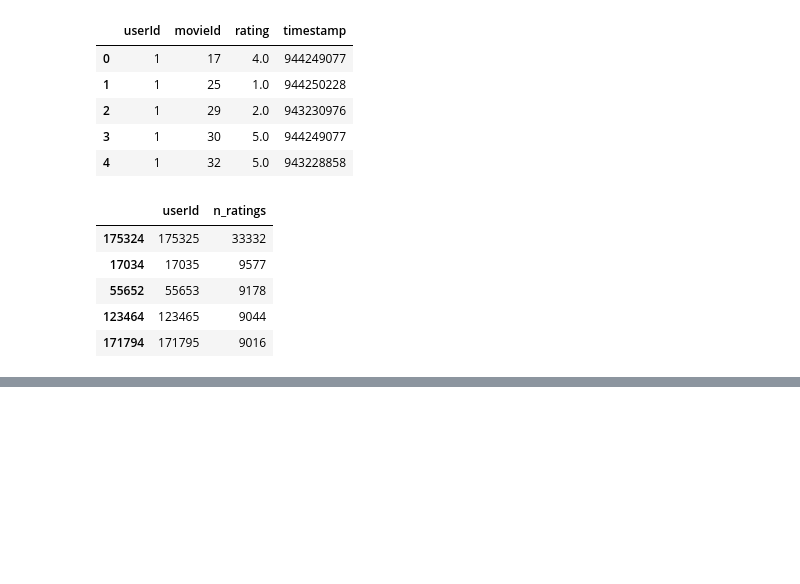
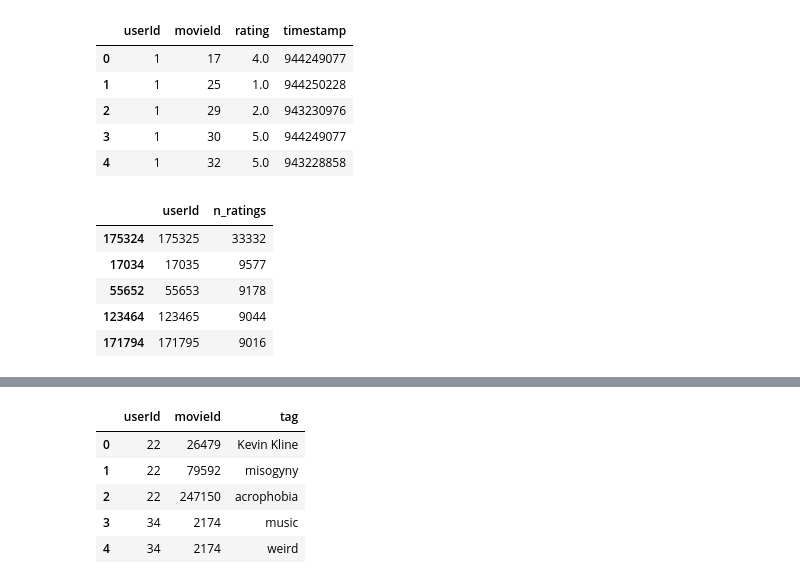
Before and after one commit to MahdiMashayekhi-AI/Machine-Learning-Projects, a Jupyter notebook: 04-recommendation-systems/Smart-Movie-Recommandation-on-MovieLens/Smart_Movie_Recommendation.ipynb, the cells around one changed output, grey strips where cells are left out. Cells and saved outputs as stored; diff of their text form; code cells hidden in the pictures; blank space fills up the shorter version.

```diff
--- a/04-recommendation-systems/Smart-Movie-Recommandation-on-MovieLens/Smart_Movie_Recommendation.ipynb
+++ b/04-recommendation-systems/Smart-Movie-Recommandation-on-MovieLens/Smart_Movie_Recommendation.ipynb
@@ -449,0 +480,28 @@ user_frequently.sort_values(by='n_ratings', ascending=False).head()
+# %%
+# Remove unnecessary columns
+
+ratings.drop(columns='timestamp', axis=1, inplace=True, errors='ignore')
+tags.drop(columns='timestamp', axis=1, inplace=True, errors='ignore')
+# %%
+# Define a function to optimize memory by downcasting the types of columns
+
+def optimize_dataframe(df):
+    for col in df.columns:
+        col_type = df[col].dtype
+
+        # Integer
+        if pd.api.types.is_integer_dtype(col_type):
+            df[col] = pd.to_numeric(df[col], downcast='integer')
+
+        # Float
+        elif pd.api.types.is_float_dtype(col_type):
+            df[col] = pd.to_numeric(df[col], downcast='float')
+
+        # Object
+        elif pd.api.types.is_object_dtype(col_type):
+            num_unique_values = len(df[col].unique())
+            num_total_values = len(df[col])
+
+            if num_unique_values / num_total_values < 0.5:
+                df[col] = df[col].astype('category')
+    return df
@@ -449,0 +578,9 @@ user_frequently.sort_values(by='n_ratings', ascending=False).head()
+# %%
+tags.head()
+# %% [output]
+|  | userId | movieId | tag |
+| 0 | 22 | 26479 | Kevin Kline |
+| 1 | 22 | 79592 | misogyny |
+| 2 | 22 | 247150 | acrophobia |
+| 3 | 34 | 2174 | music |
+| 4 | 34 | 2174 | weird |
```
Also changed, not shown: parts of 37 cells of this notebook.
